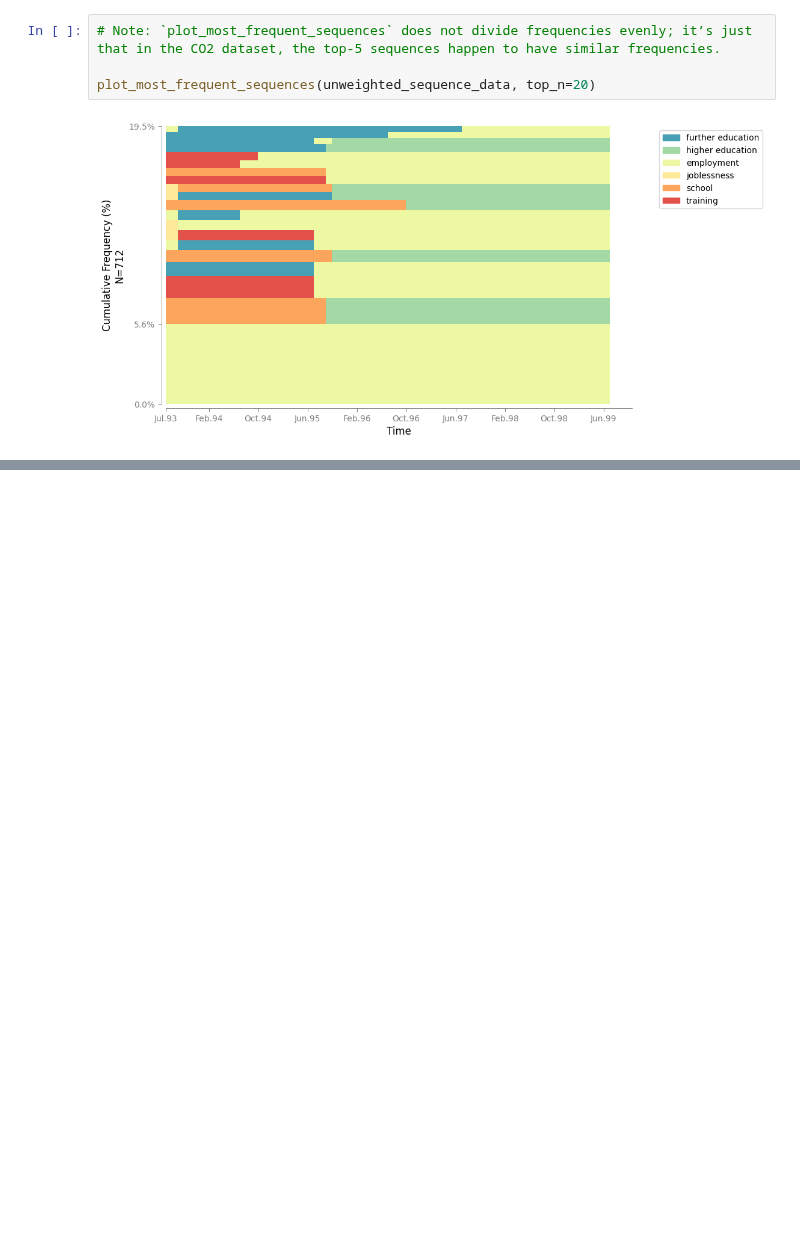
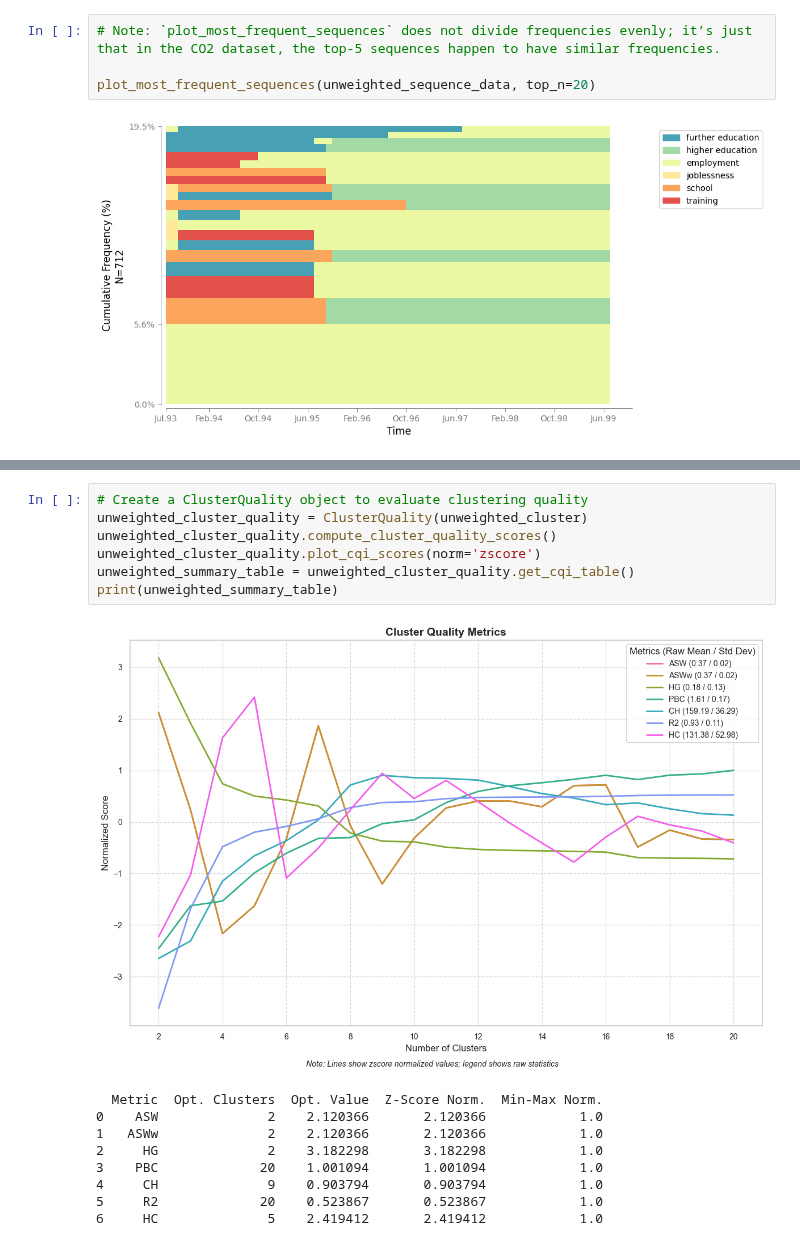
Before and after one commit to sdaza/Sequenzo, a Jupyter notebook: Tutorials/weighted_data/mvad.ipynb, the cells around one changed output, grey strips where cells are left out. Cells and saved outputs as stored; diff of their text form; blank space fills up the shorter version.

```diff
--- a/Tutorials/weighted_data/mvad.ipynb
+++ b/Tutorials/weighted_data/mvad.ipynb
@@ -197,0 +641,17 @@ plot_most_frequent_sequences(unweighted_sequence_data, top_n=20)
+# %%
+# Create a ClusterQuality object to evaluate clustering quality
+unweighted_cluster_quality = ClusterQuality(unweighted_cluster)
+unweighted_cluster_quality.compute_cluster_quality_scores()
+unweighted_cluster_quality.plot_cqi_scores(norm='zscore')
+unweighted_summary_table = unweighted_cluster_quality.get_cqi_table()
+print(unweighted_summary_table)
+# %% [output]
+[figure, added]
+  Metric  Opt. Clusters  Opt. Value  Z-Score Norm.  Min-Max Norm.
+0    ASW              2    2.120366       2.120366            1.0
+1   ASWw              2    2.120366       2.120366            1.0
+2     HG              2    3.182298       3.182298            1.0
+3    PBC             20    1.001094       1.001094            1.0
+4     CH              9    0.903794       0.903794            1.0
+5     R2             20    0.523867       0.523867            1.0
+6     HC              5    2.419412       2.419412            1.0
```
Also changed, not shown: parts of 16 cells of this notebook, 1 other file.
